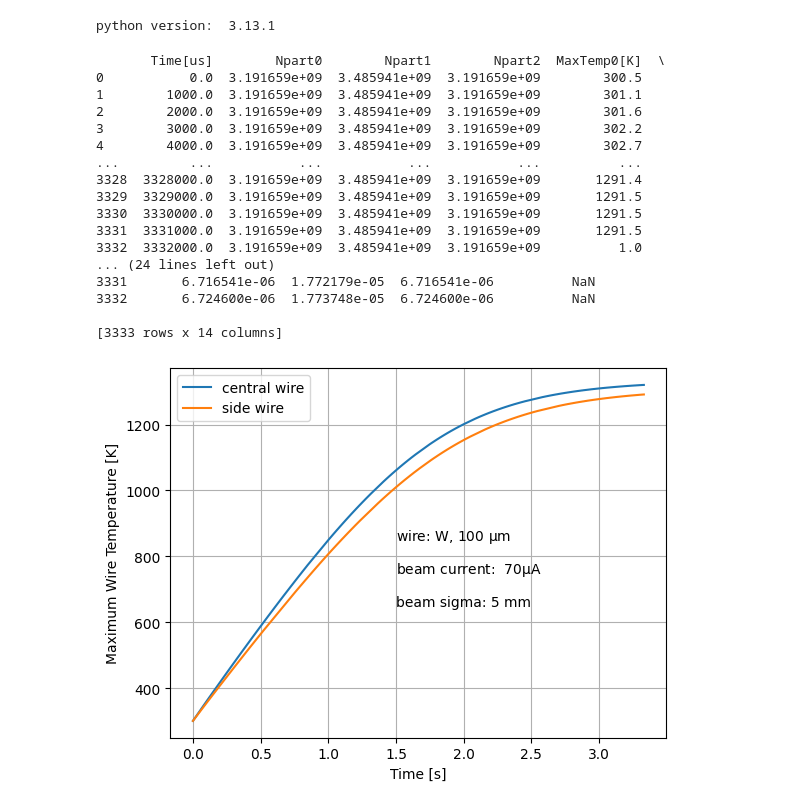
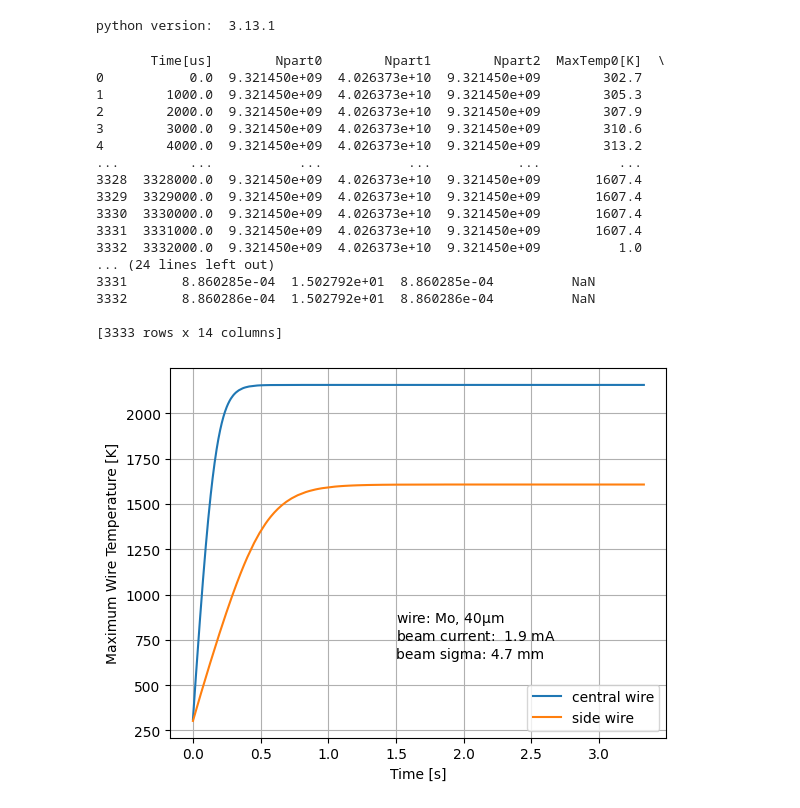
Before and after one commit to ClaudePP/PyTT, a Jupyter notebook: Output/Plot_SEM.ipynb, the cells around one changed output. Cells and saved outputs as stored; diff of their text form; code cells hidden in the pictures.

```diff
--- a/Output/Plot_SEM.ipynb
+++ b/Output/Plot_SEM.ipynb
@@ -16,45 +16,45 @@ python version:  3.13.1
 #df = pd.read_csv("Last.txt", skiprows=9)
 #df = pd.read_csv("Last_TATTOOS_Mo100um_100uA.txt", skiprows=9)
 #df = pd.read_csv("Last_TATTOOS_W100um_100uA.txt", skiprows=9)
-df = pd.read_csv("Last_TATTOOS_W100um_70uA.txt", skiprows=9)
+#df = pd.read_csv("Last_TATTOOS_W100um_70uA.txt", skiprows=9)
 
-#df = pd.read_csv("Last_UCN_harp_Mo40um_1p9mA.txt", skiprows=9)
+df = pd.read_csv("Last_UCN_harp_Mo40um_1p9mA.txt", skiprows=9)
 # %%
 print(df)
 # %% [output]
        Time[us]        Npart0        Npart1        Npart2  MaxTemp0[K]  \
-0           0.0  3.191659e+09  3.485941e+09  3.191659e+09        300.5
-1        1000.0  3.191659e+09  3.485941e+09  3.191659e+09        301.1
-2        2000.0  3.191659e+09  3.485941e+09  3.191659e+09        301.6
-3        3000.0  3.191659e+09  3.485941e+09  3.191659e+09        302.2
-4        4000.0  3.191659e+09  3.485941e+09  3.191659e+09        302.7
+0           0.0  9.321450e+09  4.026373e+10  9.321450e+09        302.7
+1        1000.0  9.321450e+09  4.026373e+10  9.321450e+09        305.3
+2        2000.0  9.321450e+09  4.026373e+10  9.321450e+09        307.9
+3        3000.0  9.321450e+09  4.026373e+10  9.321450e+09        310.6
+4        4000.0  9.321450e+09  4.026373e+10  9.321450e+09        313.2
 ...         ...           ...           ...           ...          ...
-3328  3328000.0  3.191659e+09  3.485941e+09  3.191659e+09       1291.4
-3329  3329000.0  3.191659e+09  3.485941e+09  3.191659e+09       1291.5
-3330  3330000.0  3.191659e+09  3.485941e+09  3.191659e+09       1291.5
-3331  3331000.0  3.191659e+09  3.485941e+09  3.191659e+09       1291.5
-3332  3332000.0  3.191659e+09  3.485941e+09  3.191659e+09          1.0
+3328  3328000.0  9.321450e+09  4.026373e+10  9.321450e+09       1607.4
+3329  3329000.0  9.321450e+09  4.026373e+10  9.321450e+09       1607.4
+3330  3330000.0  9.321450e+09  4.026373e+10  9.321450e+09       1607.4
+3331  3331000.0  9.321450e+09  4.026373e+10  9.321450e+09       1607.4
+3332  3332000.0  9.321450e+09  4.026373e+10  9.321450e+09          1.0
 ... (24 lines left out)
-3331       6.716541e-06  1.772179e-05  6.716541e-06          NaN
-3332       6.724600e-06  1.773748e-05  6.724600e-06          NaN
+3331       8.860285e-04  1.502792e+01  8.860285e-04          NaN
+3332       8.860286e-04  1.502792e+01  8.860286e-04          NaN
 
 [3333 rows x 14 columns]
 # %%
 plt.plot([x*1e-6 for x in df["Time[us]"][:-1]],df["MaxTemp1[K]"][:-1],label="central wire")
 plt.plot([x*1e-6 for x in df["Time[us]"][:-1]],df["MaxTemp0[K]"][:-1],label="side wire")
 plt.xlabel("Time [s]")
 plt.ylabel("Maximum Wire Temperature [K]")
 plt.legend()
-#plt.text(1.5,850,r"wire: Mo, $\rm 40 \mu m$")
-plt.text(1.5,850,r"wire: W, $\rm 100~\mu m$")
+plt.text(1.5,850,r"wire: Mo, $\rm 40 \mu m$")
+#plt.text(1.5,850,r"wire: Mo, $\rm 100~\mu m$")
 #plt.text(1.5,750,r"beam current: $\rm 100 \mu A$")
-plt.text(1.5,750,r"beam current: $\rm~70 \mu A$")
-plt.text(1.5,650,r"beam sigma: 5 mm")
+plt.text(1.5,750,r"beam current: $\rm~1.9~mA$")
+plt.text(1.5,650,r"beam sigma: 4.7 mm")
 plt.grid()
-#plt.savefig("UCN_harp_temp_evol")
-plt.savefig("TATTOOS_W100um_70uA_5mm.png")
+plt.savefig("UCN_harp_temp_evol")
+#plt.savefig("TATTOOS_Mo100um_100uA_3mm.png")
 # %% [output]
-[figure, old version]
+[figure, new version]
 # %%
 plt.plot([x*1e-6 for x in df["Time[us]"][:-1]],df["SEMcurr1[uA]"][:-1],label="central wire")
 plt.plot([x*1e-6 for x in df["Time[us]"][:-1]],df["SEMcurr0[uA]"][:-1],label="side wire")
```
Also changed, not shown: parts of 1 cell of this notebook, 13 other files.
